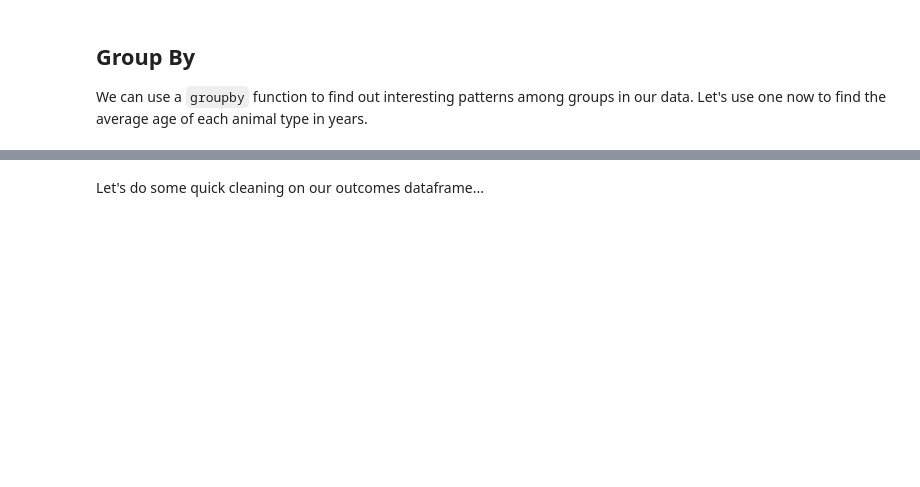
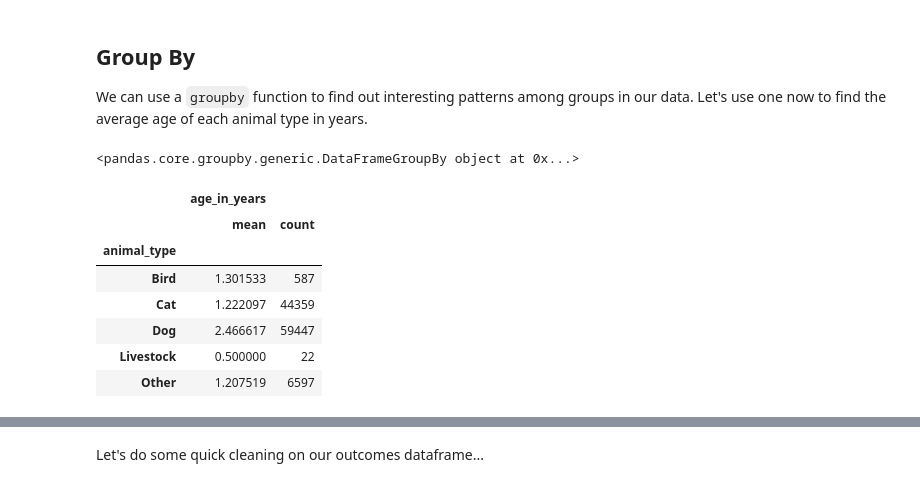
Before and after one commit to alexiskedo/Online-DS-PT-022221, a Jupyter notebook: Phase1/05-Pandas-Practice.ipynb, the cells around one changed output, grey strips where cells are left out. Saved outputs shown, nothing was run; the diff lists cells and outputs as text; code cells hidden in the pictures; blank space fills up the shorter version.

```diff
--- a/Phase1/05-Pandas-Practice.ipynb
+++ b/Phase1/05-Pandas-Practice.ipynb
@@ -318,2 +312,5 @@ Name: age_upon_intake, Length: 71356, dtype: object
+# %%
+intakes['age_in_years'] = intakes['age_in_years'].fillna(0)
 # %%
 # Code here to transform that column to an integer
+intakes['age_in_years'] = intakes['age_in_years'].astype(float).astype(int)
@@ -334,4 +367,6 @@ Let's discuss this column - what does it mean that the mean and median are diffe
 # %%
 # Code here to deal with those nonsense numbers
+nonsense_years = [-3, -2, -1]
+intakes['age_in_years'] = intakes['age_in_years'].replace(nonsense_years,0)
 # %%
 # Sanity check
@@ -350,4 +446,6 @@ Let's go back to our full intakes dataframe
 # %%
 # Handle duplicates - only take the 1st intake for each animal
 # Save it as a new version, named clean_intakes
-clean_intakes = None
+# keep 'first' keeps the one closest to the top of the dataframe; keep 'last' keeps the one closest to the bottom
+# other options include keep 'None' which keeps no duplicates
+clean_intakes = intakes.drop_duplicates(subset = ['animal_id'], keep='first')
@@ -357,3 +481,7 @@ clean_intakes = None
 We can use a `groupby` function to find out interesting patterns among groups in our data. Let's use one now to find the average age of each animal type in years.
 # %%
 # Run just a groupby on the animal_type column - what's the output?
+# Not very helpful...
+clean_intakes.groupby(by = ['animal_type'])
+# %% [output]
+<pandas.core.groupby.generic.DataFrameGroupBy object at 0x...>
@@ -362,3 +488,16 @@ We can use a `groupby` function to find out interesting patterns among groups in
+# %%
+# Groupbys by themselves don't really do anything because I haven't told you what to do with the other columns yet.
+# Add an aggregation function
+clean_intakes.groupby(by=['animal_type']).agg(['mean', 'count'])
+# %% [output]
+|  | age_in_years |  |
+|  | mean | count |
+| animal_type |  |  |
+| Bird | 1.301533 | 587 |
+| Cat | 1.222097 | 44359 |
+| Dog | 2.466617 | 59447 |
+| Livestock | 0.500000 | 22 |
+| Other | 1.207519 | 6597 |
 # %% [markdown]
 ## Merging Dataframes
 
```
Also changed, not shown: parts of 52 cells of this notebook.
